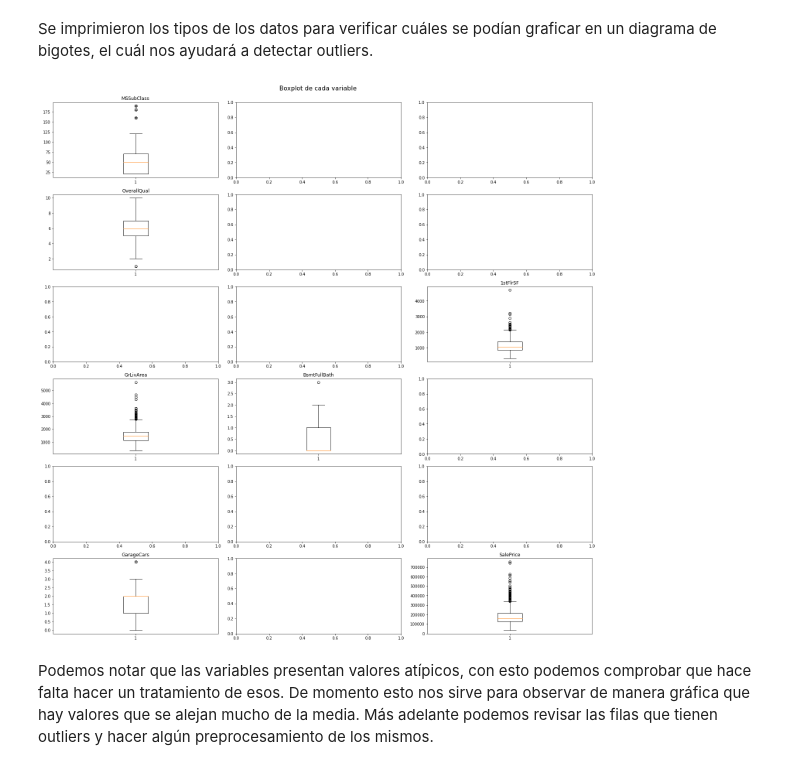
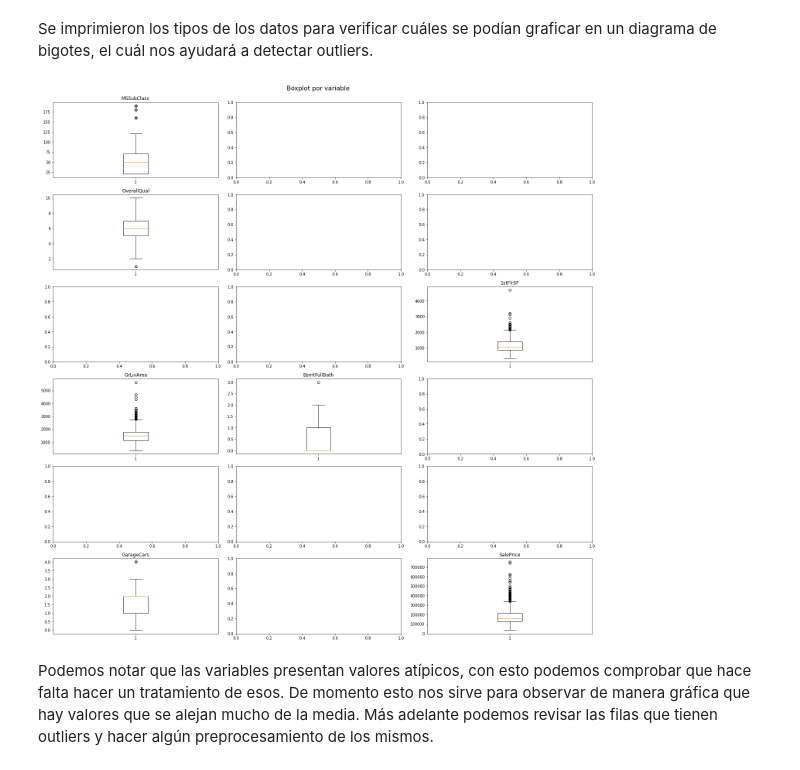
Before and after one commit to natalia0911/Tarea_Practica2_IA, a Jupyter notebook: 2022_1_Trabajo_Practico_02.ipynb, the cells around one changed output. Saved outputs shown, nothing was run; the diff lists cells and outputs as text; code cells hidden in the pictures.

```diff
--- a/2022_1_Trabajo_Practico_02.ipynb
+++ b/2022_1_Trabajo_Practico_02.ipynb
@@ -133,20 +133,20 @@ Se imprimieron los tipos de los datos para verificar cuáles se podían graficar
 # %%
 
 # Se grafica con un boxplot cada uno de los atributos enteros
 fig, axs = plt.subplots(6, 3, constrained_layout=True, figsize=(20,20))
-fig.suptitle('Boxplot de cada variable', fontsize=16)
+fig.suptitle('Boxplot por variable', fontsize=16)
 
 d = 1
 for i in range(6):
   for j in range(3):
     if i == 3 and j == 2:
       break
     else:
       if dataset[dataset.columns[d]].dtypes == "int64":
         axs[i,j].set_title(dataset.columns[d])
         axs[i,j].boxplot(dataset.iloc[:,d])
       d += 1
 # %% [output]
-[figure, old version]
+[figure, new version]
 # %% [markdown]
 Podemos notar que las variables presentan valores atípicos, con esto podemos comprobar que hace falta hacer un tratamiento de esos. De momento esto nos sirve para observar de manera gráfica que hay valores que se alejan mucho de la media. Más adelante podemos revisar las filas que tienen outliers y hacer algún preprocesamiento de los mismos.
```
Also changed, not shown: parts of 13 cells of this notebook.
